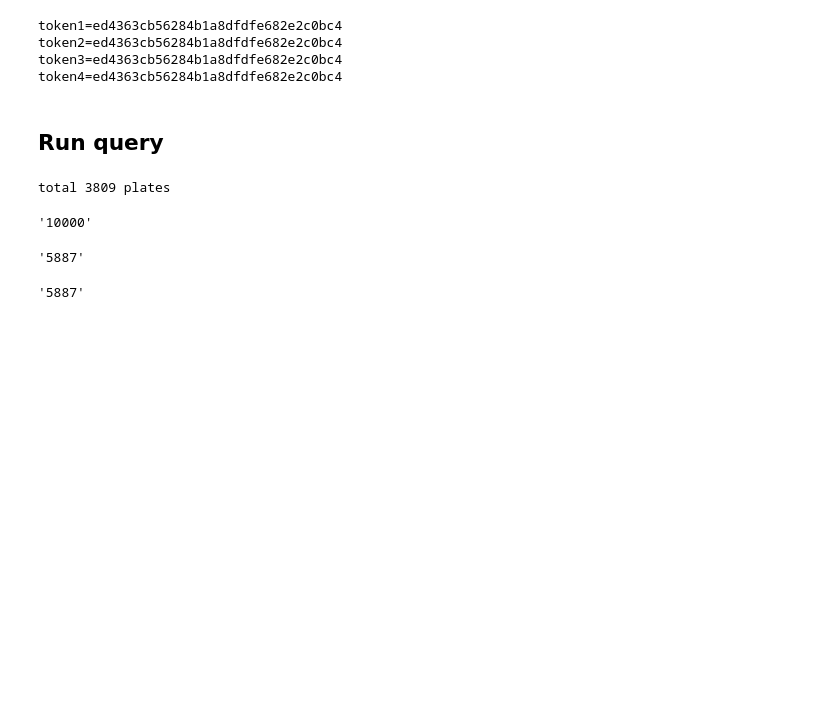
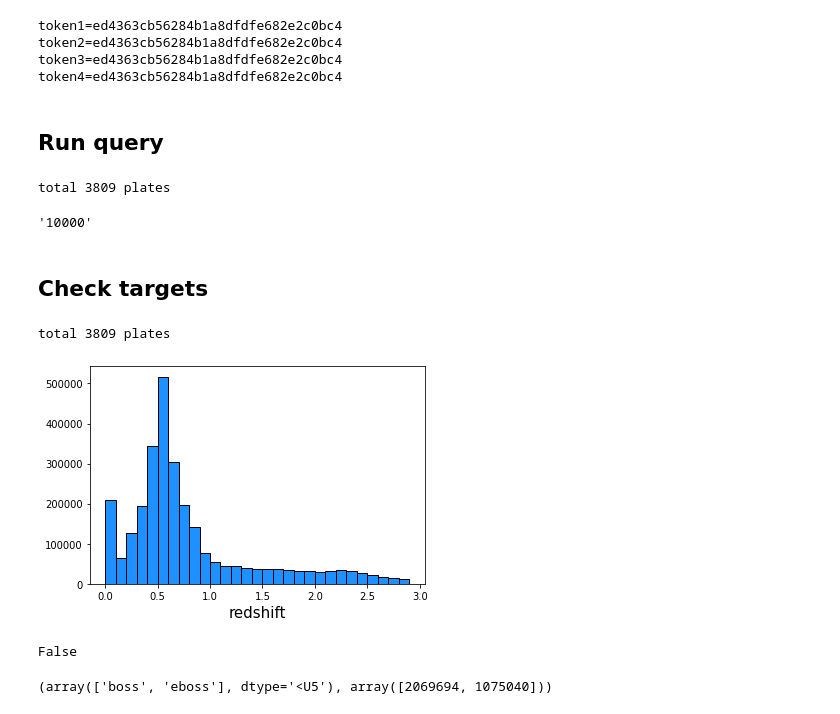
Before and after one commit to eunheeko/7DS-Forecast, a Jupyter notebook: sdss_query.ipynb, the cells around one changed output. Drawn from its saved outputs; the diff is of its cells as text; code cells hidden in the pictures; blank space fills up the shorter version.

```diff
--- a/sdss_query.ipynb
+++ b/sdss_query.ipynb
@@ -69,11 +73,30 @@ for pl in tqdm.tqdm(plates[2000:]):
 
     # delete table
     result = CasJobs.executeQuery(sql="DROP TABLE " + 'plate_' + pl, context="MyDB", format="pandas")
-# %%
-pl
-# %% [output]
-'5887'
-# %%
-plates[1000+844]
-# %% [output]
-'5887'
+# %% [markdown]
+## Check targets
+# %%
+plates = os.listdir('/data6/SDSSspec')
+plates.sort()
+
+plates = plates[:-1]
+print(f'total {len(plates)} plates')
+# %% [output]
+total 3809 plates
+# %%
+zs = []
+
+for pl in tqdm.tqdm(plates):
+    tbl_path = "/data6/SDSSspec_sup/" + pl + "/"
+
+    tbl = pd.read_csv(tbl_path + 'specPhotoAll_' + pl + '.csv')
+
+    zs.extend(tbl['z'].tolist())
+# %%
+plt.hist(zs, bins = np.arange(0, 3, 0.1), edgecolor = 'black', color = 'dodgerblue')
+
+plt.xlabel('redshift', fontsize = 15)
+
+plt.savefig('./figs/z_distribution.png')
+# %% [output]
+[figure, added]
@@ -79,0 +112,8 @@ plates[1000+844]
+# %%
+np.all(svs == 'eboss')
+# %% [output]
+False
+# %%
+np.unique(svs, return_counts = True)
+# %% [output]
+(array(['boss', 'eboss'], dtype='<U5'), array([2069694, 1075040]))
```
Also changed, not shown: parts of 2 cells of this notebook, 2 other files.
